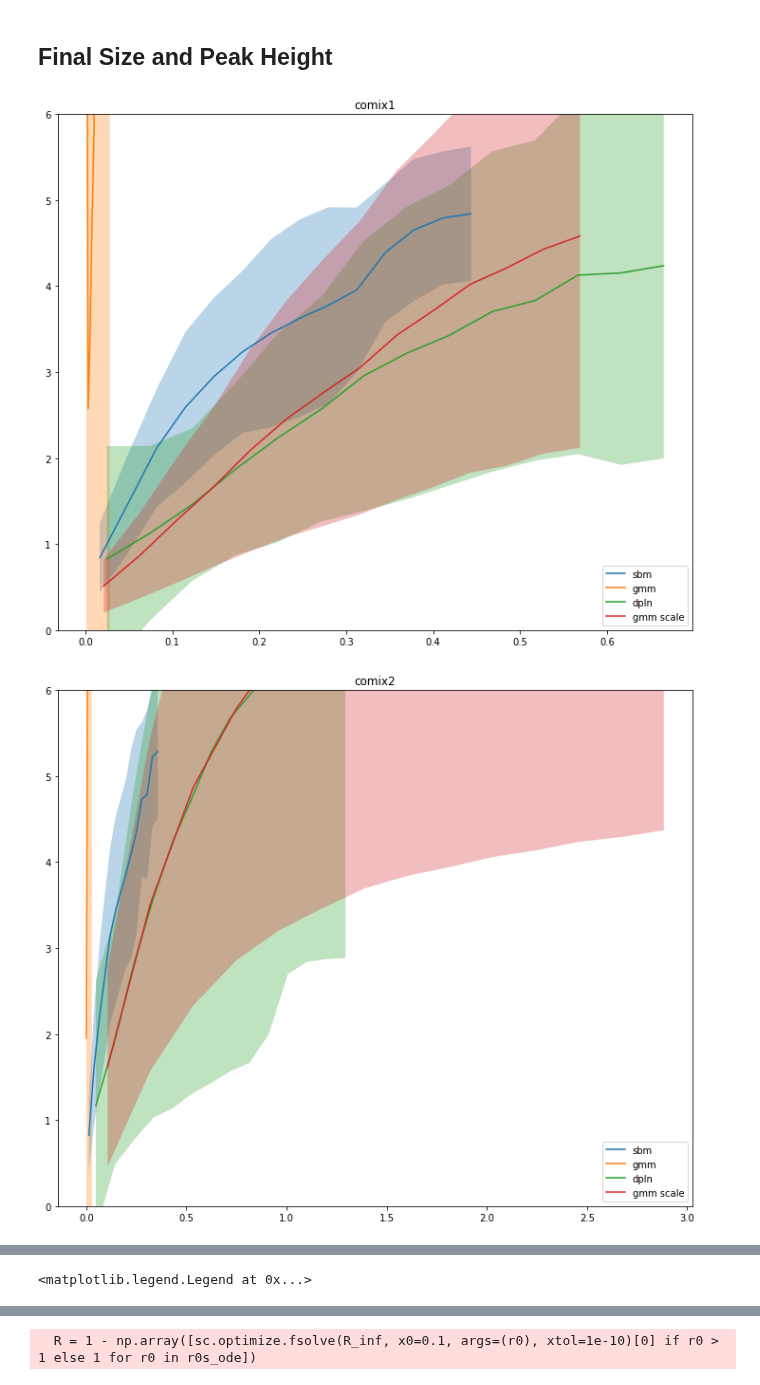
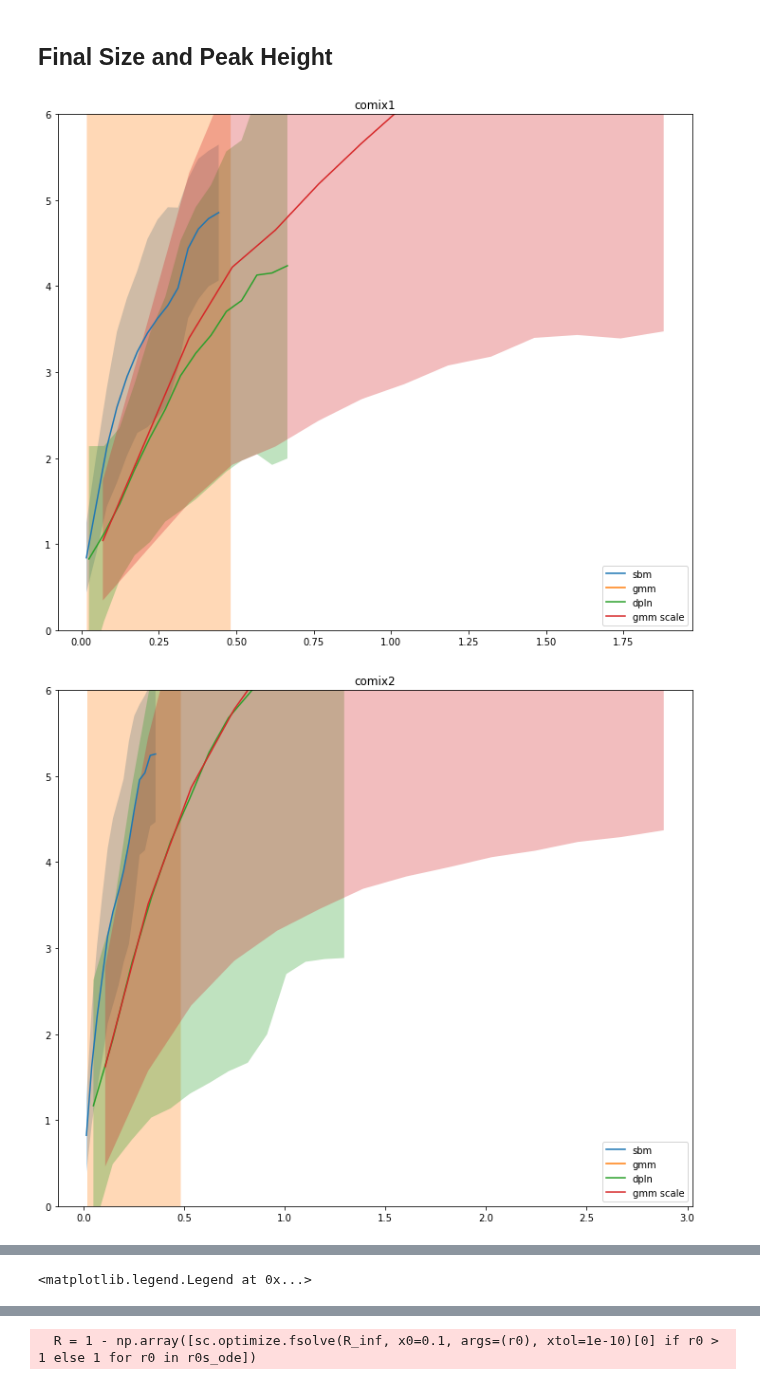
Before and after one commit to LukeMurrayKearney/Data-Driven-Networks-Code, a Jupyter notebook: figs.ipynb, the cells around one changed output, grey strips where cells are left out. Cells and saved outputs as stored; diff of their text form; code cells hidden in the pictures.

Commit message:
more sims gmm no scale

```diff
--- a/figs.ipynb
+++ b/figs.ipynb
@@ -487,6 +487,7 @@ import matplotlib.pyplot as plt
 import scipy as sc
 import json
 # %%
+import pprint
 ## data preprocessing , many files to one
 def sim_idx(sim_num=0, gmm=False):
     if gmm == False:
@@ -654,8 +655,9 @@ for data_idx, data in enumerate(datas):
         # fig3,ax3 = plt.subplots(1,1,figsize=(12,10))
 
         # not gmm
+        check=0
         overall = {'r0': [], 'final_size': [], 'peak_height': [], 'beta': []}
-        for sim_num in range(70):
+        for sim_num in range(105):
             try:
                 with open(f'output_data/sims/{sim_num}_{data}_{"sbm_none" if model_idx==0 else "dpln_fit1"}.json', 'r') as f:
                     tmp = json.load(f)
@@ -666,8 +668,11 @@ for data_idx, data in enumerate(datas):
                     final_sizes = [a/n for a in tmp['final_size'][tau] if a > 0]
                     peak_heights = [a/n for a in tmp['peak_height'][tau] if a > 0]
                     r0s = [a for a in tau_sim if a > 0]
+                    overall['beta'].append(taus_n[sim_idx(sim_num,False)][data_idx][model_idx][tau] if model_idx==0 else taus_s[sim_idx(sim_num,False)][data_idx][model_idx][tau])
                     overall['r0'].append(r0s); overall['final_size'].append(final_sizes); overall['peak_height'].append(peak_heights);
-                    overall['beta'].append(taus_n[sim_idx(sim_num,False)][data_idx][model_idx][tau] if model_idx==0 else taus_s[sim_idx(sim_num,False)][data_idx][model_idx][tau])
+                    if len(overall['final_size']) - len(overall['beta']) != check:
+                        check = len(overall['final_size']) - len(overall['beta'])
+                        print(data,"sbm_none" if model_idx==0 else "dpln_fit1",sim_num,check)
             except:
                 a=1
                 # print(data,"sbm" if model_idx==0 else "dpln",sim_num)
@@ -722,9 +727,12 @@ for data_idx, data in enumerate(datas):
 
         ####################### code for gmm #####################
         overall = {'r0': [], 'final_size': [], 'peak_height': [], 'beta': []}
-        for sim_num in range(4):
+        check=0
+        for sim_num in range(5):
             for network in range(220):
                 try:
+                    if sim_num==0 and network==6:
+                        continue
                     with open(f'output_data/gmm/{sim_num}_{network}_{data}_{"gmm_none" if model_idx==0 else "gmm_scale"}.json', 'r') as f:
                         tmp = json.load(f)
                     for tau, tau_sim in enumerate(tmp['r0_1']):
@@ -734,9 +742,16 @@ for data_idx, data in enumerate(datas):
                         final_sizes = [a/n for a in tmp['final_size'][tau] if a > 0]
                         peak_heights = [a/n for a in tmp['peak_height'][tau] if a > 0]
                         r0s = [a for a in tau_sim if a > 0]
+                        overall['beta'].append(taus_gmm_n[sim_idx(sim_num,True)][data_idx][tau] if model_idx==0 else taus_gmm_s[sim_idx(sim_num,True)][data_idx][tau])
                         overall['r0'].append(r0s); overall['final_size'].append(final_sizes); overall['peak_height'].append(peak_heights);
                         # print(len(tmp['r0_1']),tau,len(taus_gmm_n), len(taus_gmm_n[sim_idx(sim_num,True)]), len(taus_gmm_n[sim_idx(sim_num,True)][data_idx]))
-                        overall['beta'].append(taus_gmm_n[sim_idx(sim_num,True)][data_idx][tau] if model_idx==0 else taus_gmm_s[sim_idx(sim_num,True)][data_idx][tau])
+                        # if len(overall['final_size']) - len(overall['beta']) != check:
+                        #     print(final_sizes)
+                        #     print(taus_gmm_n[sim_idx(sim_num,True)][data_idx][tau] if model_idx==0 else taus_gmm_s[sim_idx(sim_num,True)][data_idx][tau])
+                        #     print(len(overall['beta']), len(overall['final_size']), len(overall['r0']))
+                        #     check = len(overall['final_size']) - len(overall['beta'])
+                        #     print(data,"gmm_none" if model_idx==0 else "gmm_scale",sim_num,network,check)
+                        #     # print(pprint.pprint(overall,compact=True))
                 except:
                     a=1
                     # print(data,"gmm" if model_idx==0 else "gmm_scale",sim_num,network)
@@ -796,8 +811,9 @@ plt.show()
 
 ########################## comix 3 ##############################
 data = 'comix3'
-#change to i=1 at sim 6, 9+, 50+
-taus_n3 = [np.arange(0.1,0.205,0.005),np.arange(0.05,0.2,0.01),np.arange(0.01,0.5,0.01),np.arange(0.4,2,0.1)]
+
+#change to i=1 at sim 6, 9+, 50+, 100+
+taus_n3 = [np.arange(0.1,0.205,0.005),np.arange(0.05,0.2,0.01),np.arange(0.01,0.5,0.01),np.arange(0.4,2,0.1), np.arange(0.01,0.1,0.005)]
 taus_s3 = [np.arange(0.01,0.4,0.01),np.arange(0.01,0.6,0.01),np.arange(.35,.8,.01),np.arange(0.7,2,0.1)]
 # change sim2 to i=1 at 85
 taus_g3 = [np.arange(0.0005,0.007,0.0005),np.arange(0.0005,0.005,0.0005),np.arange(0.005,0.1,0.005),np.arange(0.02,0.52,0.02)]
@@ -810,7 +826,8 @@ for model_idx in range(2):
 
     # not gmm
     overall = {'r0': [], 'final_size': [], 'peak_height': [], 'beta': []}
-    for sim_num in range(70):
+    check=0
+    for sim_num in range(105):
         try:
             with open(f'output_data/sims/{sim_num}_{data}_{"sbm_none" if model_idx==0 else "dpln_fit1"}.json', 'r') as f:
                 tmp = json.load(f)
@@ -821,11 +838,14 @@ for model_idx in range(2):
                 final_sizes = [a/n for a in tmp['final_size'][tau] if a > 0]
                 peak_heights = [a/n for a in tmp['peak_height'][tau] if a > 0]
                 r0s = [a for a in tau_sim if a > 0]
+                if model_idx == 0:
+                    overall['beta'].append(taus_n3[0][tau] if sim_num < 6 else taus_n3[1][tau] if sim_num < 9 else taus_n3[2][tau] if sim_num<50 else taus_n3[3][tau] if sim_num<100 else taus_n3[4][tau])
+                else:
+                    overall['beta'].append(taus_s3[0][tau] if sim_num < 6 else taus_s3[1][tau] if sim_num < 9 else taus_s3[2][tau] if sim_num<50 else taus_s3[3][tau])
                 overall['r0'].append(r0s); overall['final_size'].append(final_sizes); overall['peak_height'].append(peak_heights);
-                if model_idx == 0:
-                    overall['beta'].append(taus_n3[0][tau] if sim_num < 6 else taus_n3[1][tau] if sim_num < 9 else taus_n3[2][tau] if sim_num<50 else taus_n3[3][tau])
-                else:
-                    overall['beta'].append(taus_s3[0][tau] if sim_num < 6 else taus_s3[1][tau] if sim_num < 9 else taus_s3[2][tau] if sim_num<50 else taus_n3[3][tau])
+                if len(overall['final_size']) - len(overall['beta']) != check:
+                    check = len(overall['final_size']) - len(overall['beta'])
+                    print(data,model,sim_num,check)
         except:
             a=1
             # print(data,"sbm" if model_idx==0 else "dpln",sim_num)
@@ -884,7 +904,8 @@ for model_idx in range(2):
 
     ####################### code for gmm #####################
     overall = {'r0': [], 'final_size': [], 'peak_height': [], 'beta': []}
-    for sim_num in range(4):
+    check=0
+    for sim_num in range(5):
         for network in range(220):
             try:
                 with open(f'output_data/gmm/{sim_num}_{network}_{data}_{"gmm_none" if model_idx==0 else "gmm_scale"}.json', 'r') as f:
@@ -896,11 +917,14 @@ for model_idx in range(2):
                     final_sizes = [a/n for a in tmp['final_size'][tau] if a > 0]
                     peak_heights = [a/n for a in tmp['peak_height'][tau] if a > 0]
                     r0s = [a for a in tau_sim if a > 0]
-                    overall['r0'].append(r0s); overall['final_size'].append(final_sizes); overall['peak_height'].append(peak_heights);
                     if model_idx == 0:
                         overall['beta'].append(taus_g3[3][tau] if sim_num==4 else taus_g3[2][tau] if sim_num >= 1 else taus_g3[0][tau] if network < 85 else taus_g3[1][tau])
                     else:
-                        overall['beta'].append(taus_g3[3][tau] if sim_num==4 else taus_gs3[2][tau] if sim_num >= 1 else taus_gs3[0][tau] if network < 85 else taus_gs3[1][tau])
+                        overall['beta'].append(taus_gs3[3][tau] if sim_num==4 else taus_gs3[2][tau] if sim_num >= 1 else taus_gs3[0][tau] if network < 85 else taus_gs3[1][tau])
+                    overall['r0'].append(r0s); overall['final_size'].append(final_sizes); overall['peak_height'].append(peak_heights);
+                    if len(overall['final_size']) - len(overall['beta']) != check:
+                        check = len(overall['final_size']) - len(overall['beta'])
+                        print(data,model,sim_num,network,check)
             except:
                 a=1
                 # print(data,"gmm" if model_idx==0 else "gmm_scale",sim_num,network)
@@ -931,32 +955,32 @@ for model_idx in range(2):
         y_lists = [overall['r0'][i] for i in indices_in_bucket]
         bucket_y_lists = []
         for a in y_lists:
             for b in a:
                 bucket_y_lists.append(b)
         # Convert to array to compute stats by column
         y_array = np.array(bucket_y_lists)
         means.append(np.mean(y_array))
         variances.append(np.var(y_array))
 
     bucket_centers, means, variances = [a for idx, a in enumerate(bucket_centers) if idx not in idx_to_remove], [a for idx, a in enumerate(means) if idx not in idx_to_remove],[a for idx, a in enumerate(variances) if idx not in idx_to_remove]
 
     # ax3.plot(bucket_centers, means)
     # ax3.fill_between(bucket_centers,
     #                     np.array(means) - np.sqrt(variances),
     #                     np.array(means) + np.sqrt(variances),
     #                     alpha=0.3)
     # ax3.set_title(f'{data} {"gmm" if model_idx==0 else "gmm scale"}')
     # ax3.set_ylim([0,5])
 
     ###################### plot all rates ###################
     ax1.plot(bucket_centers, means, label=f'{"gmm" if model_idx==0 else "gmm scale"}')
     ax1.fill_between(bucket_centers,
                         np.array(means) - np.sqrt(variances),
                         np.array(means) + np.sqrt(variances),
                         alpha=0.3)
 ax1.set_title(f'{data}')
 ax1.set_ylim([0,6])
 ax1.legend()
 # %% [output]
-[figure, old version]
+[figure, new version]
-[figure, old version]
+[figure, new version]
```
Also changed, not shown: parts of 6 cells of this notebook, 2 other files.
